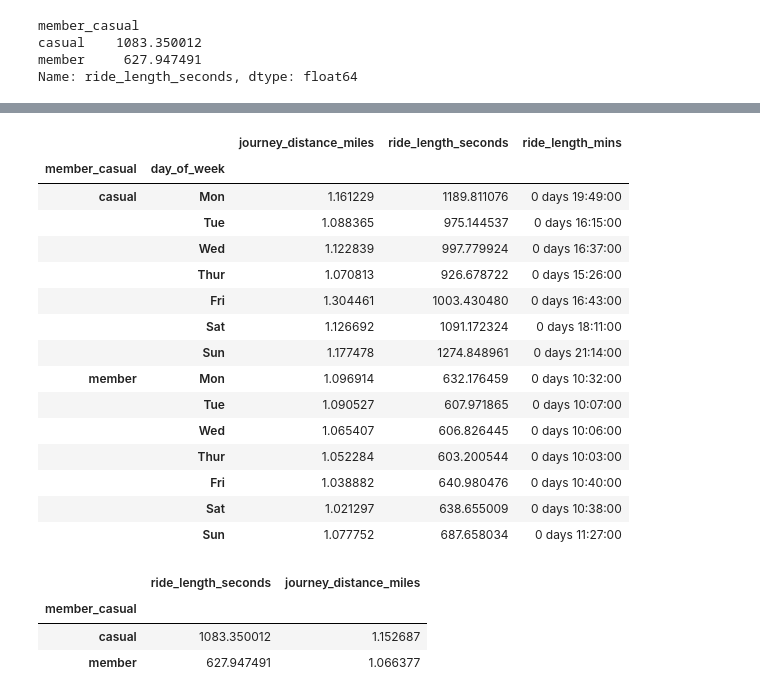
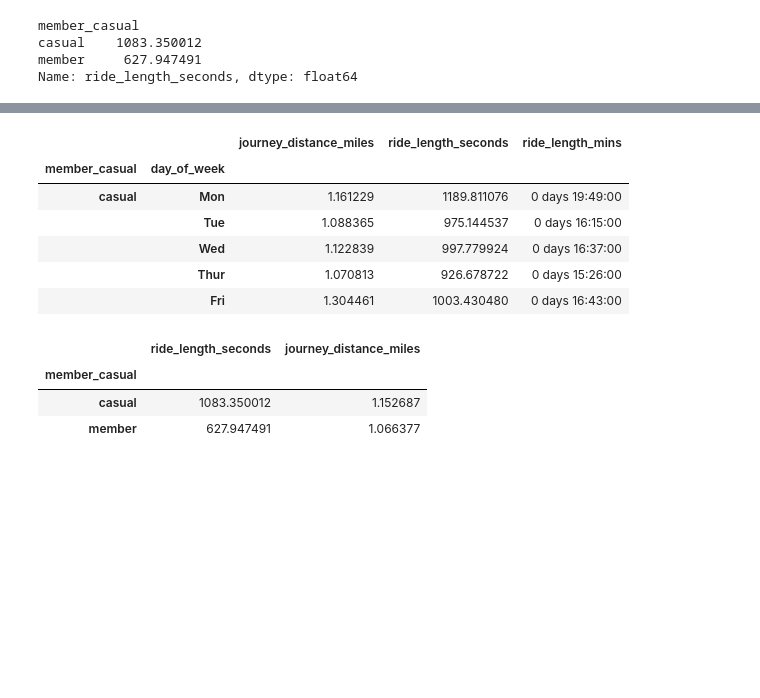
Before and after one commit to Coded123/Google_Data_Analytics_Capstone, a Jupyter notebook: cyclistic_bikeshare_project/cyclistic_bikeshare_analysis.ipynb, the cells around one changed output, grey strips where cells are left out. Saved outputs shown, nothing was run; the diff lists cells and outputs as text; code cells hidden in the pictures; blank space fills up the shorter version.

```diff
--- a/cyclistic_bikeshare_project/cyclistic_bikeshare_analysis.ipynb
+++ b/cyclistic_bikeshare_project/cyclistic_bikeshare_analysis.ipynb
@@ -242,30 +238,21 @@ bike_share_mean
 # %%
 volume_count =mc_day_type['journey_distance_miles','ride_length_seconds'].mean().reset_index()
 
 volume_count['day_of_week'] = volume_count['day_of_week'].replace(weekday)
 
 volume_count.set_index(['member_casual', 'day_of_week'], inplace = True)
 
 volume_count['ride_length_mins'] =volume_count['ride_length_seconds'].astype('m8[m]')
 
-volume_count
+volume_count.head()
 # %% [output]
 |  |  | journey_distance_miles | ride_length_seconds | ride_length_mins |
 | member_casual | day_of_week |  |  |  |
 | casual | Mon | 1.161229 | 1189.811076 | 0 days 19:49:00 |
 |  | Tue | 1.088365 | 975.144537 | 0 days 16:15:00 |
 |  | Wed | 1.122839 | 997.779924 | 0 days 16:37:00 |
 |  | Thur | 1.070813 | 926.678722 | 0 days 15:26:00 |
 |  | Fri | 1.304461 | 1003.430480 | 0 days 16:43:00 |
-|  | Sat | 1.126692 | 1091.172324 | 0 days 18:11:00 |
-|  | Sun | 1.177478 | 1274.848961 | 0 days 21:14:00 |
-| member | Mon | 1.096914 | 632.176459 | 0 days 10:32:00 |
-|  | Tue | 1.090527 | 607.971865 | 0 days 10:07:00 |
-|  | Wed | 1.065407 | 606.826445 | 0 days 10:06:00 |
-|  | Thur | 1.052284 | 603.200544 | 0 days 10:03:00 |
-|  | Fri | 1.038882 | 640.980476 | 0 days 10:40:00 |
-|  | Sat | 1.021297 | 638.655009 | 0 days 10:38:00 |
-|  | Sun | 1.077752 | 687.658034 | 0 days 11:27:00 |
 # %%
 mc_type['ride_length_seconds','journey_distance_miles'].mean()
 # %% [output]
```
Also changed, not shown: parts of 8 cells of this notebook.
